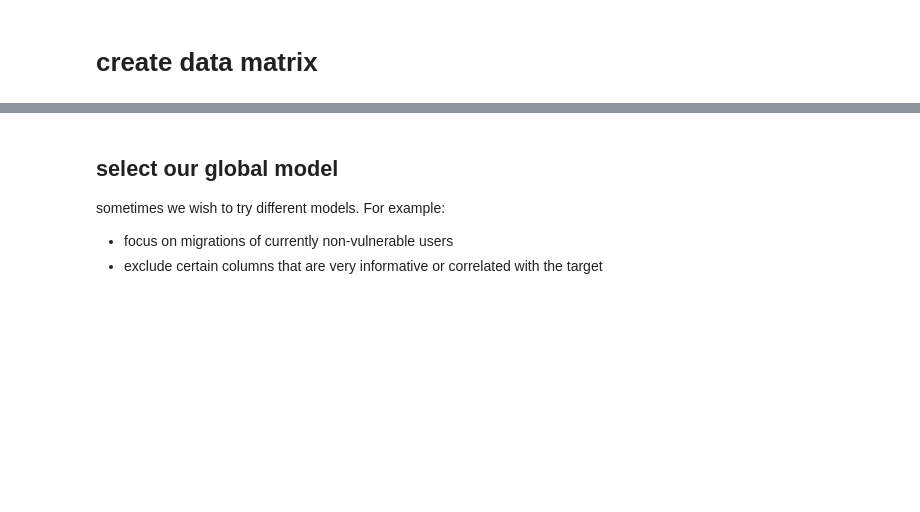
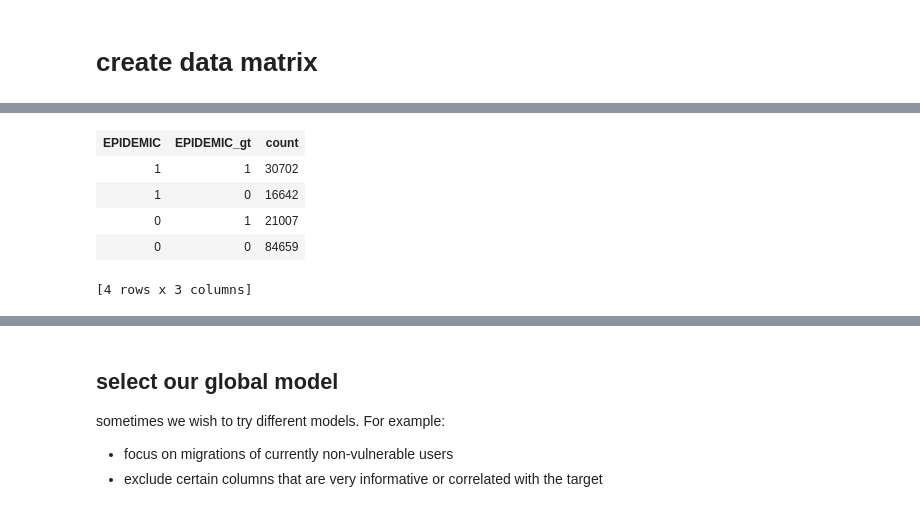
Before and after one commit to jdemonasterio/Tesis, a Jupyter notebook: mexico-scripts-ver2/sklearnClassifiers-mex.ipynb, the cells around one changed output, grey strips where cells are left out. Drawn from its saved outputs; the diff is of its cells as text; code cells hidden in the pictures; blank space fills up the shorter version.

```diff
--- a/mexico-scripts-ver2/sklearnClassifiers-mex.ipynb
+++ b/mexico-scripts-ver2/sklearnClassifiers-mex.ipynb
@@ -275,0 +278,9 @@ Name: EPIDEMIC_gt, dtype: float64
+# %%
+%time
+sub_sample_data = 0.08 # this is the percentage of users we would like to keep from the big gruops
+# sub_sample_data = None
+
+if sub_sample_data:
+    excluded_users_list = data[(data['EPIDEMIC']==  data['EPIDEMIC_gt'])]['USER'].sample(1-sub_sample_data)
+    excluded_users_list = excluded_users_list.to_numpy()
+    data = data[data['USER'].is_in(excluded_users_list)==0] # dirty trick to flip values of binary series
@@ -275,0 +290,12 @@ Name: EPIDEMIC_gt, dtype: float64
+# %%
+# check results of sub_sampling
+epidemic_transition = data.groupby(['EPIDEMIC','EPIDEMIC_gt'],
+                             {'count':gl.aggregate.COUNT_DISTINCT('USER')})
+epidemic_transition
+# %% [output]
+| EPIDEMIC | EPIDEMIC_gt | count |
+| 1 | 1 | 30702 |
+| 1 | 0 | 16642 |
+| 0 | 1 | 21007 |
+| 0 | 0 | 84659 |
+[4 rows x 3 columns]
```
Also changed, not shown: parts of 27 cells of this notebook, 2 other files.
